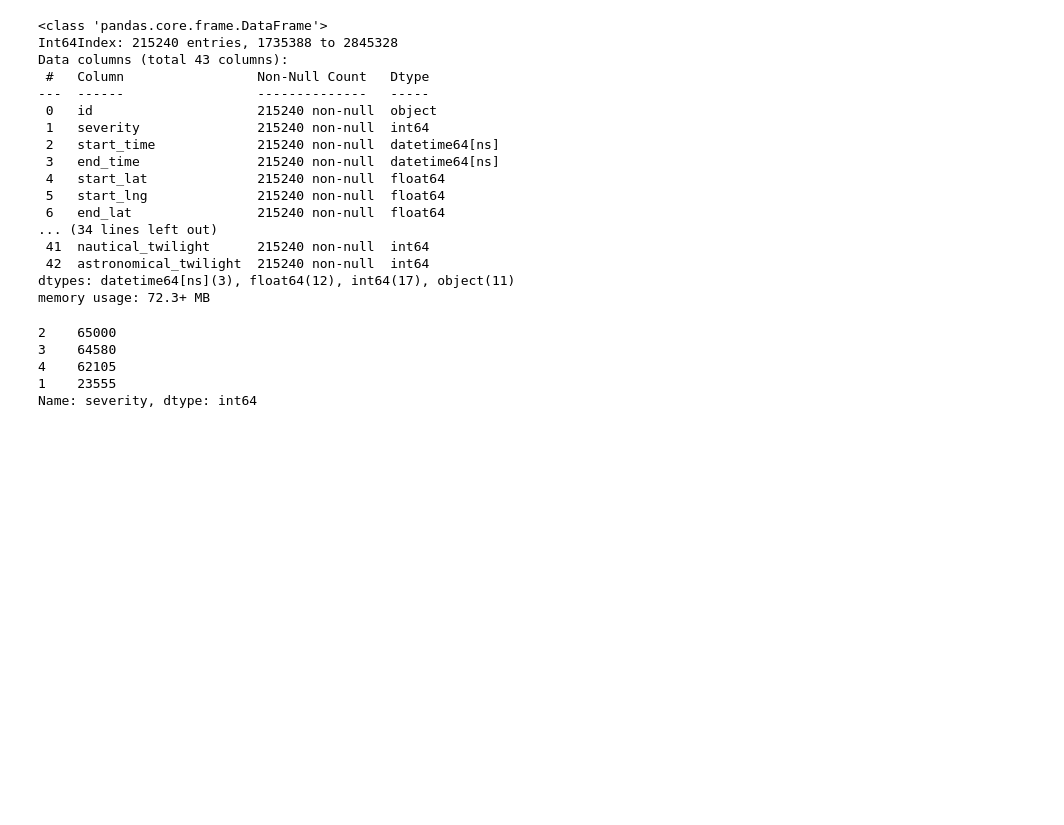
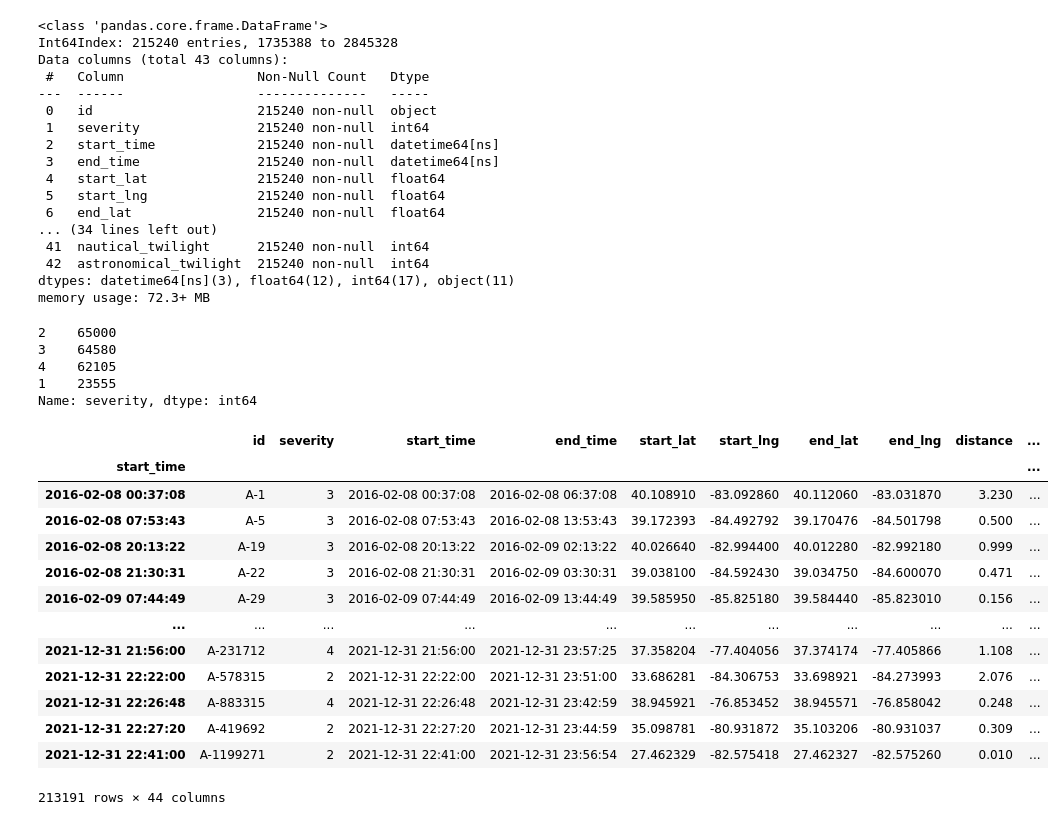
Before and after one commit to dashbringhurst/individual-project, a Jupyter notebook: wrangle.ipynb, the cells around one changed output. Cells and saved outputs as stored; diff of their text form; code cells hidden in the pictures; blank space fills up the shorter version.

```diff
--- a/wrangle.ipynb
+++ b/wrangle.ipynb
@@ -774,0 +829,17 @@ df3.to_csv('downsample_data.csv', index=False)
+# %%
+df
+# %% [output]
+|  | id | severity | start_time | end_time | start_lat | start_lng | end_lat | end_lng | distance | ... |
+| start_time |  |  |  |  |  |  |  |  |  | ... |
+| 2016-02-08 00:37:08 | A-1 | 3 | 2016-02-08 00:37:08 | 2016-02-08 06:37:08 | 40.108910 | -83.092860 | 40.112060 | -83.031870 | 3.230 | ... |
+| 2016-02-08 07:53:43 | A-5 | 3 | 2016-02-08 07:53:43 | 2016-02-08 13:53:43 | 39.172393 | -84.492792 | 39.170476 | -84.501798 | 0.500 | ... |
+| 2016-02-08 20:13:22 | A-19 | 3 | 2016-02-08 20:13:22 | 2016-02-09 02:13:22 | 40.026640 | -82.994400 | 40.012280 | -82.992180 | 0.999 | ... |
+| 2016-02-08 21:30:31 | A-22 | 3 | 2016-02-08 21:30:31 | 2016-02-09 03:30:31 | 39.038100 | -84.592430 | 39.034750 | -84.600070 | 0.471 | ... |
+| 2016-02-09 07:44:49 | A-29 | 3 | 2016-02-09 07:44:49 | 2016-02-09 13:44:49 | 39.585950 | -85.825180 | 39.584440 | -85.823010 | 0.156 | ... |
+| ... | ... | ... | ... | ... | ... | ... | ... | ... | ... | ... |
+| 2021-12-31 21:56:00 | A-231712 | 4 | 2021-12-31 21:56:00 | 2021-12-31 23:57:25 | 37.358204 | -77.404056 | 37.374174 | -77.405866 | 1.108 | ... |
+| 2021-12-31 22:22:00 | A-578315 | 2 | 2021-12-31 22:22:00 | 2021-12-31 23:51:00 | 33.686281 | -84.306753 | 33.698921 | -84.273993 | 2.076 | ... |
+| 2021-12-31 22:26:48 | A-883315 | 4 | 2021-12-31 22:26:48 | 2021-12-31 23:42:59 | 38.945921 | -76.853452 | 38.945571 | -76.858042 | 0.248 | ... |
+| 2021-12-31 22:27:20 | A-419692 | 2 | 2021-12-31 22:27:20 | 2021-12-31 23:44:59 | 35.098781 | -80.931872 | 35.103206 | -80.931037 | 0.309 | ... |
+| 2021-12-31 22:41:00 | A-1199271 | 2 | 2021-12-31 22:41:00 | 2021-12-31 23:56:54 | 27.462329 | -82.575418 | 27.462327 | -82.575260 | 0.010 | ... |
+213191 rows × 44 columns
```
Also changed, not shown: parts of 11 cells of this notebook.
